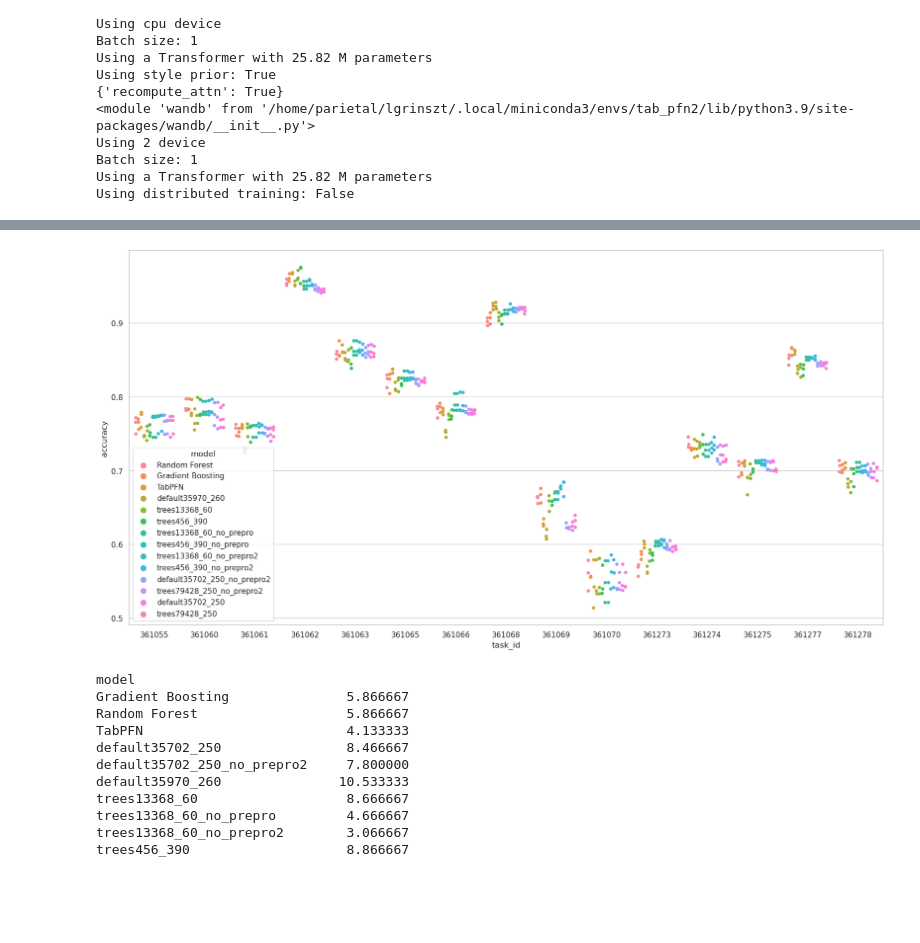
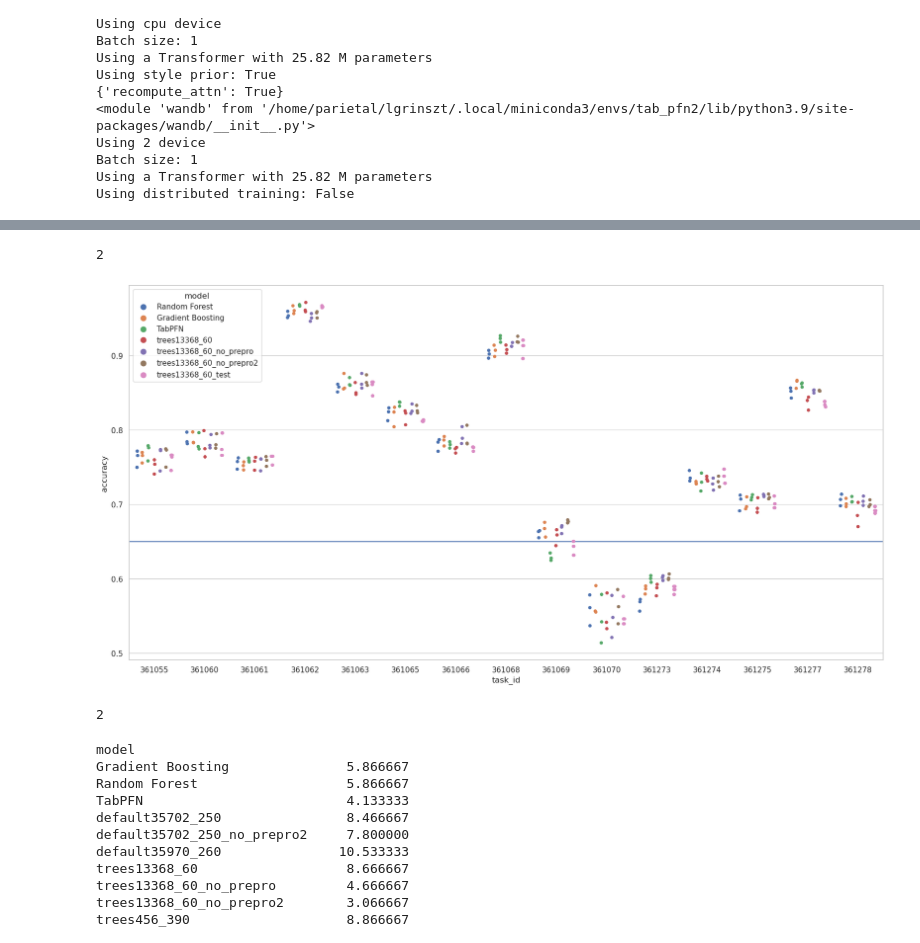
Before and after one commit to LeoGrin/TabPFN, a Jupyter notebook: tabpfn/test_model copy.ipynb, the cells around one changed output, grey strips where cells are left out. Cells and saved outputs as stored; diff of their text form; code cells hidden in the pictures; blank space fills up the shorter version.

```diff
--- a/tabpfn/test_model copy.ipynb
+++ b/tabpfn/test_model copy.ipynb
@@ -493,14 +550,14 @@ models = {}
 
 #checkpoints = ["default35970_260", "trees13368_60", "trees456_390", "trees66554_75", "mlp60400_160", "mlp71353_400"]
 #checkpoints = ["default35702_250", "trees79428_250"]
-checkpoints = ["trees13368_15"]
+checkpoints = ["trees13368_60"]
 for checkpoint in checkpoints:
     def create_model():
-        model = TabPFNClassifier(no_preprocess_mode=True)
-        model_pytorch = load_model("tabpfn/model_checkpoints", f"model_{checkpoint}.pt", 2, model.c, 0)[0]
+        model = TabPFNClassifier(no_preprocess_mode=True, device="cuda:0", feature_shift_decoder=False)
+        model_pytorch = load_model("tabpfn/model_checkpoints", f"model_{checkpoint}.pt", 0, model.c, 0)[0]
         model.model = model_pytorch
         return model
-    models[f"{checkpoint}"] = create_model
+    models[f"{checkpoint}_test"] = create_model
 
 
 
@@ -541,7 +598,7 @@ for task_id in tqdm(accepted_tasks):
             results = results.append({"task_id": task_id, "seed": i, "accuracy": accuracy, "model": model_name}, ignore_index=True)
             #replace with concat
             results = pd.concat([results, pd.DataFrame({"task_id": [task_id], "seed": [i], "accuracy": [accuracy], "model": [model_name]})], ignore_index=True)
-results.to_csv("results.csv")
+#results.to_csv("results.csv")
 # %% [output]
 results already exists, appending to it
 Task id: 361055
@@ -713,3 +760,7 @@ Batch size: 1
+# %%
+print(2)
+# %% [output]
+2
 # %%
 # Plot the results
 import seaborn as sns
@@ -717,33 +768,37 @@ import matplotlib.pyplot as plt
 sns.set_theme(style="whitegrid")
 fig = plt.figure(figsize=(20, 10))
 # Convert tasks to string
-results = pd.read_csv("results.csv")
+#results = pd.read_csv("results.csv")
 results["task_id"] = results["task_id"].astype(str)
 # Remove models which contains "default" or "mlp"
 #results = results[~results["model"].str.contains("default")]
 results = results[~results["model"].str.contains("mlp")]
 results = results[~results["model"].str.contains("TabPFNne")]
 results = results[~results["model"].str.contains("Logistic")]
 results = results[~results["model"].str.contains("trees66554_75")]
 results = results[~results["model"].str.contains("TabPFNno_prepro")]
+results = results[np.isin(results["model"], ["Gradient Boosting", "Random Forest", "TabPFN", "trees13368_60", "trees13368_60_test", "trees13368_60_no_prepro", "trees13368_60_no_prepro2"])]
+#results = results[~results["model"].str.contains("trees")]
 # create a variable to distinguish between no_prepro and no_prepro2 and nothing
 # model_type = []
 # for model in results["model"]:
 #     if "no_prepro" in model:
 #         if model == "TabPFNno_prepro":
 #             model_type.append(model)
 #         elif "no_prepro2" in model:
 #             model_type.append("no_prepro2")
 #         else:
 #             model_type.append("no_prepro")
 #     else:
 #         if "tree" in model:
 #             model_type.append("prepro")
 #         else:
 #             model_type.append(model)
 # results["model_type"] = model_type
 # Plot
-sns.stripplot(x="task_id", y="accuracy", hue="model", data=results, dodge=True)
+graph = sns.stripplot(x="task_id", y="accuracy", hue="model", data=results, dodge=True)
+# horizontal line for 0.65
+graph.axhline(y=0.65)
 plt.show()
 # %% [output]
-[figure, old version]
+[figure, new version]
@@ -750,3 +808,7 @@ plt.show()
+# %%
+print(2)
+# %% [output]
+2
 # %%
 # Compute mean rank of each model
 results = pd.read_csv("results.csv")
```
Also changed, not shown: parts of 5 cells of this notebook, 2 other files.
